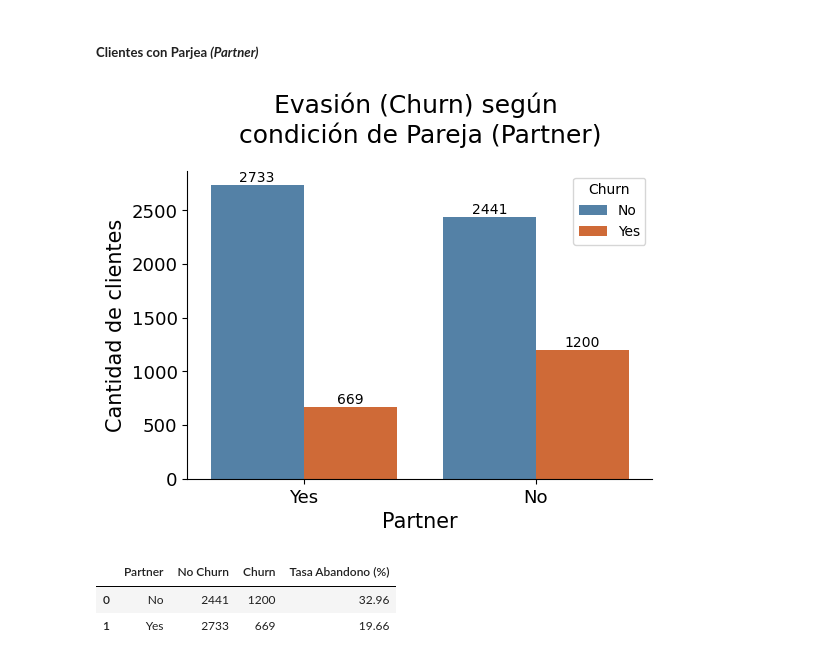
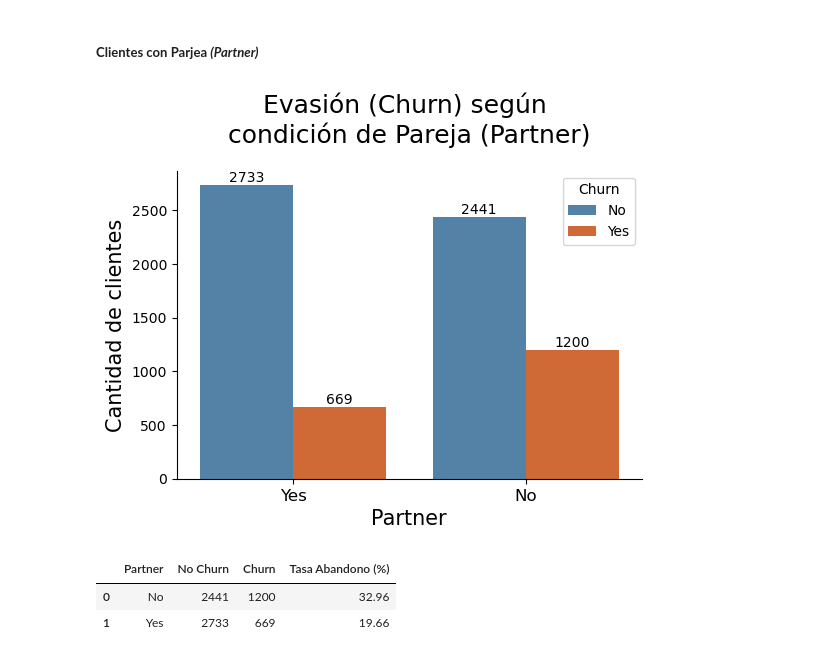
Before and after one commit to ignaciomajo/proyecto_TelecomX, a Jupyter notebook: proyecto_telecomx.ipynb, the cells around one changed output. Drawn from its saved outputs; the diff is of its cells as text; code cells hidden in the pictures.

```diff
--- a/proyecto_telecomx.ipynb
+++ b/proyecto_telecomx.ipynb
@@ -167,20 +221,53 @@ def bar_churn(df: pd.DataFrame,
               ylabel: str='Cantidad de clientes'):
 
     """
+    Genera y guarda un gráfico de barras agrupadas para comparar una variable categórica (`xcol`)
+    contra la condición de evasión (Churn), usando como altura (`ycol`) el recuento u otra métrica.
+    --------------------------------------------------------------------------------------------------
+    Parámetros
+    ----------
+    df : pd.DataFrame
+        DataFrame que contiene los datos agregados a graficar.
+    xcol : str
+        Columna categórica a representar en el eje X.
+    ycol : str, opcional
+        Columna numérica para el eje Y (por defecto, 'count').
+    hue_col : str, opcional
+        Columna usada para agrupar por color (por defecto, 'Churn').
+    figsize : Tuple, opcional
+        Tamaño de la figura en pulgadas (ancho, alto). Default: (6, 4).
+    title_translate : str, opcional
+        Texto personalizado para el título del gráfico. Si no se especifica, se usa `xcol`.
+    xlabel : str, opcional
+        Etiqueta del eje X. Si no se especifica, se usa `xcol`.
+    ylabel : str, opcional
+        Etiqueta del eje Y. Default: 'Cantidad de clientes'.
+    --------------------------------------------------------------------------------------------------
+    Guardado
+    --------
+    Guarda el gráfico como imagen PNG en la ruta `figures_path` con el nombre `bar_Churn_<xcol>.png`.
+    --------------------------------------------------------------------------------------------------
+    Retorna
+    -------
+    fig : matplotlib.figure.Figure
+        Objeto de figura de Matplotlib con el gráfico de barras generado.
     """
 
     fig, ax = plt.subplots(figsize=figsize)
 
     if title_translate is None:
         title_translate = xcol
-    if xlabel is None:
-        xlabel = xcol
 
     ax = sns.barplot(data=df, x=xcol, y=ycol, hue=hue_col, palette=churn_colors)
     ax.set_title(f'Evasión (Churn) según {title_translate}', fontsize=18, pad=20)
-    ax.set_xlabel(xcol, fontsize=15)
+    if xlabel is None:
+        ax.set_xlabel('')
+    else:
+        ax.set_xlabel(xcol, fontsize=15)
+
     ax.set_ylabel(ylabel, fontsize=15)
-    ax.tick_params(axis='both', labelsize=13)
+    ax.tick_params(axis='y', labelsize=10)
+    ax.tick_params(axis='x', labelsize=12)
     for bar in ax.patches:
         height = bar.get_height()
         if height == 0:
@@ -1558,9 +1722,10 @@ df_partner.reset_index(inplace=True)
 # %%
 bar_pareja = bar_churn(df_partner,
                        xcol='Partner',
+                       xlabel='Partner',
                        title_translate='\ncondición de Pareja (Partner)')
 # %% [output]
-[figure, old version]
+[figure, new version]
 # %%
 # Pivotear los datos
 df_partner = pivot_y_tasa_abandono(df_partner, 'Partner')
```
Also changed, not shown: parts of 47 cells of this notebook, 15 other files.
